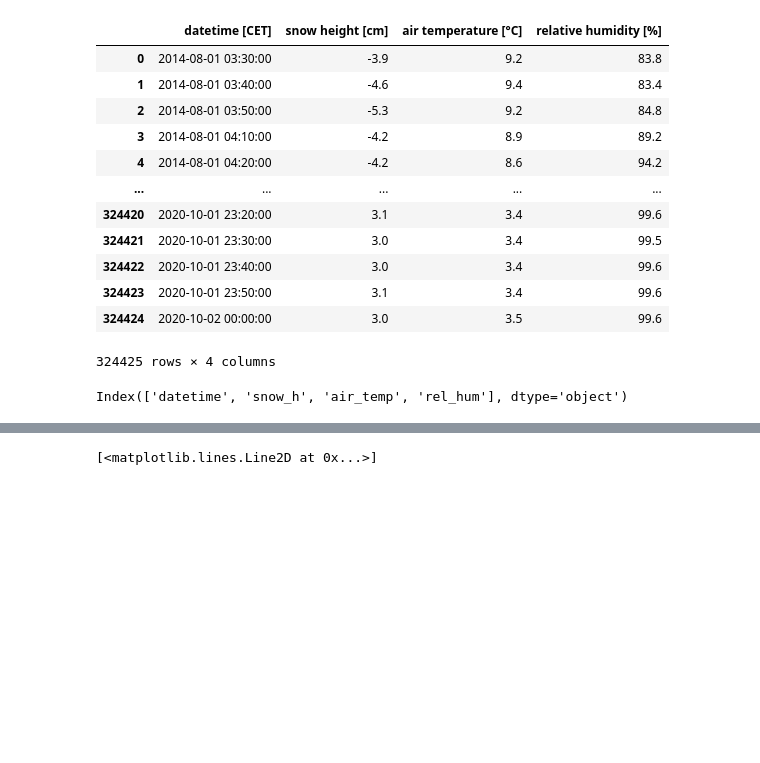
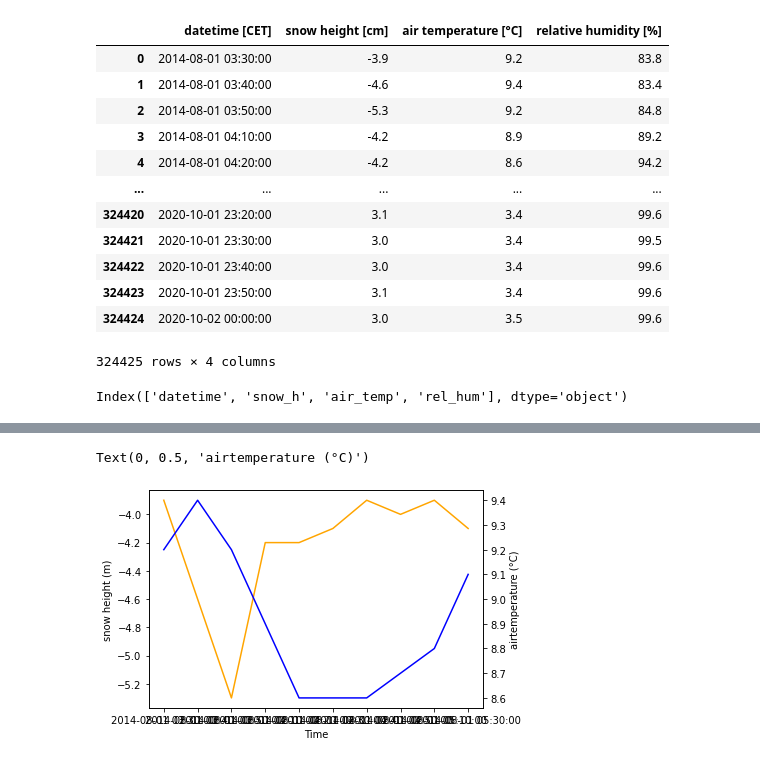
Before and after one commit to GiuliaBertolotti/Assignments_Giulia, a Jupyter notebook: Assignement_2_Giulia_Bertolotti.ipynb, the cells around one changed output, grey strips where cells are left out. Cells and saved outputs as stored; diff of their text form; code cells hidden in the pictures; blank space fills up the shorter version.

```diff
--- a/Assignement_2_Giulia_Bertolotti.ipynb
+++ b/Assignement_2_Giulia_Bertolotti.ipynb
@@ -40,7 +56,11 @@ plt.ylim(83.8,82.2)
 # %%
 fig,ax=plt.subplots()
 ax2=ax.twinx()
-ax.plot(dat_Domefuji["datetime"],dat_Domefuji["snow_h"],label="snow_h")
-ax2.plot(dat_Domefuji["datetime"],dat_Domefuji["air_temp"],label="air_temp")
+ax.plot(dat_Rossalm[0:10]["datetime"],dat_Rossalm[0:10]["snow_h"],color="orange",label='snow_h')
+ax2.plot(dat_Rossalm[0:10]["datetime"],dat_Rossalm[0:10]["air_temp"],color="blue",label='air_temp')
+ax.set_xlabel("Time")
+ax.set_ylabel("snow height (m)")
+ax2.set_ylabel("airtemperature (°C)")
 # %% [output]
-[<matplotlib.lines.Line2D at 0x...>]
+Text(0, 0.5, 'airtemperature (°C)')
+[figure, added]
```
Also changed, not shown: parts of 6 cells of this notebook.
